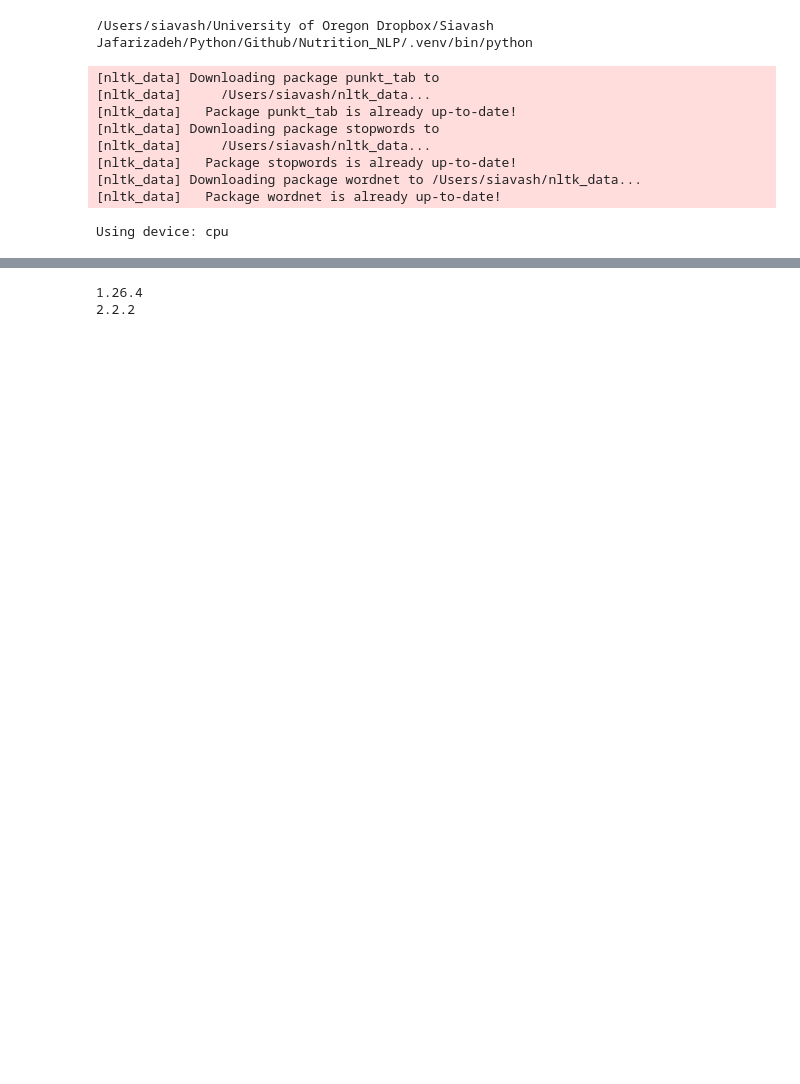
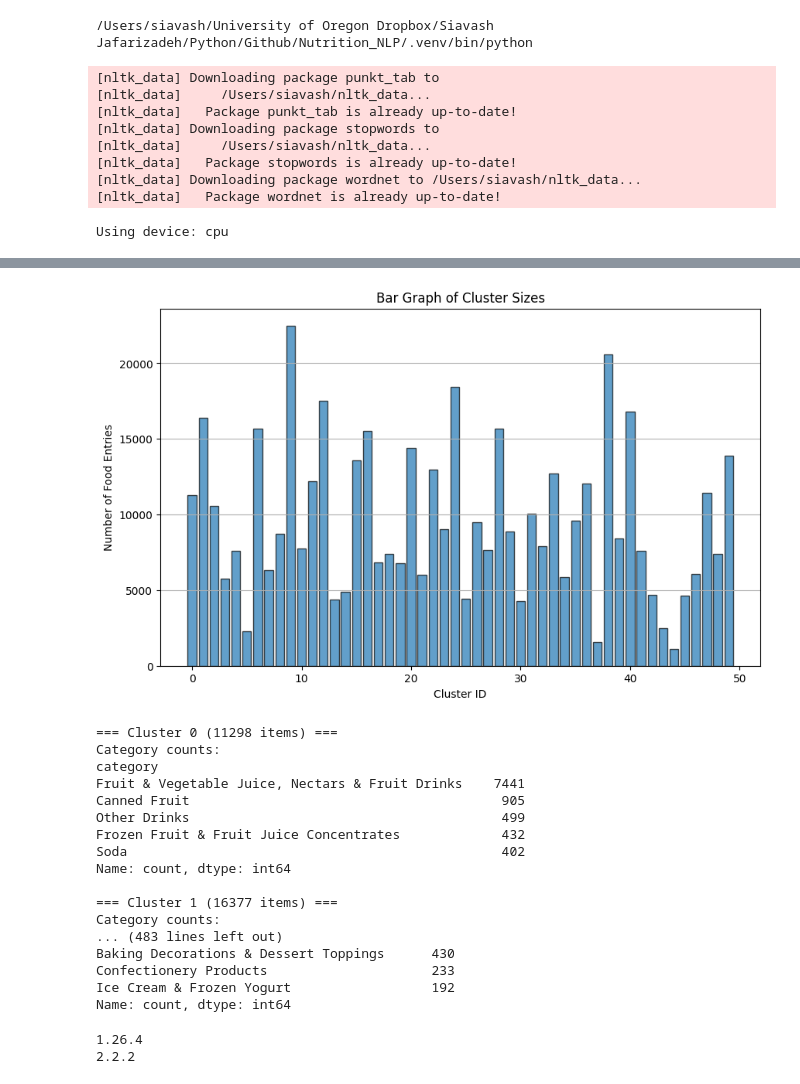
Before and after one commit to Sia-jaf/Nutrition_NLP, a Jupyter notebook: Siavash/Vector_NN_3.ipynb, the cells around one changed output, grey strips where cells are left out. Saved outputs shown, nothing was run; the diff lists cells and outputs as text; code cells hidden in the pictures; blank space fills up the shorter version.

```diff
--- a/Siavash/Vector_NN_3.ipynb
+++ b/Siavash/Vector_NN_3.ipynb
@@ -502,2 +532,51 @@ Val Loss: 0.0466, Val Acc: 98.20%
 --------------------------------------------------
 ... (43 outputs left out)
+# %%
+def clusters_stats(D, predictions, top_n=5):
+    """
+    Analyzes and displays top categories for each cluster.
+    Helps interpret what each cluster represents.
+    """
+    D_with_clusters = D.copy()
+    D_with_clusters['cluster'] = predictions
+
+    # Graph the length of each cluster in a bar graph
+    cluster_sizes = [len(D_with_clusters[D_with_clusters['cluster'] == cluster_id]) for cluster_id in range(predictions.max() + 1)]
+    cluster_ids = list(range(predictions.max() + 1))
+    plt.figure(figsize=(10, 6))
+    plt.bar(cluster_ids, cluster_sizes, edgecolor='black', alpha=0.7)
+    plt.xlabel('Cluster ID')
+    plt.ylabel('Number of Food Entries')
+    plt.title('Bar Graph of Cluster Sizes')
+    plt.grid(True, axis='y')
+    plt.show()
+
+    for cluster_id in range(predictions.max() + 1):
+        cluster_class = D_with_clusters[D_with_clusters['cluster'] == cluster_id]
+        print(f"\n=== Cluster {cluster_id} ({len(cluster_class)} items) ===")
+        print("Category counts:")
+        # Print the count of 'category' column for each entry in the cluster
+        category_counts = cluster_class['category'].value_counts().head(top_n)
+        print(category_counts)
+
+
+clusters_stats(df, predictions, top_n=5)
+# %% [output]
+[figure, added]
+=== Cluster 0 (11298 items) ===
+Category counts:
+category
+Fruit & Vegetable Juice, Nectars & Fruit Drinks    7441
+Canned Fruit                                        905
+Other Drinks                                        499
+Frozen Fruit & Fruit Juice Concentrates             432
+Soda                                                402
+Name: count, dtype: int64
+
+=== Cluster 1 (16377 items) ===
+Category counts:
+... (483 lines left out)
+Baking Decorations & Dessert Toppings      430
+Confectionery Products                     233
+Ice Cream & Frozen Yogurt                  192
+Name: count, dtype: int64
```
Also changed, not shown: parts of 2 cells of this notebook, 5 other files.
